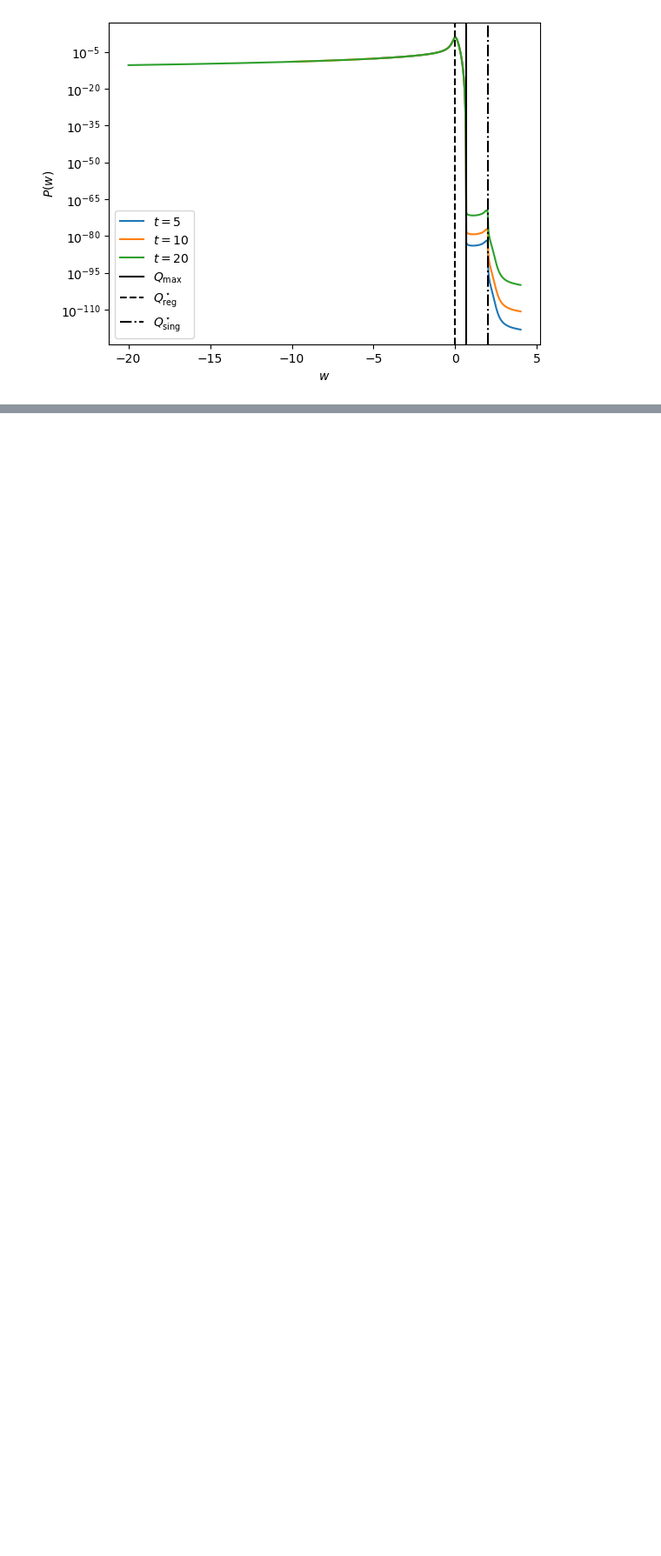
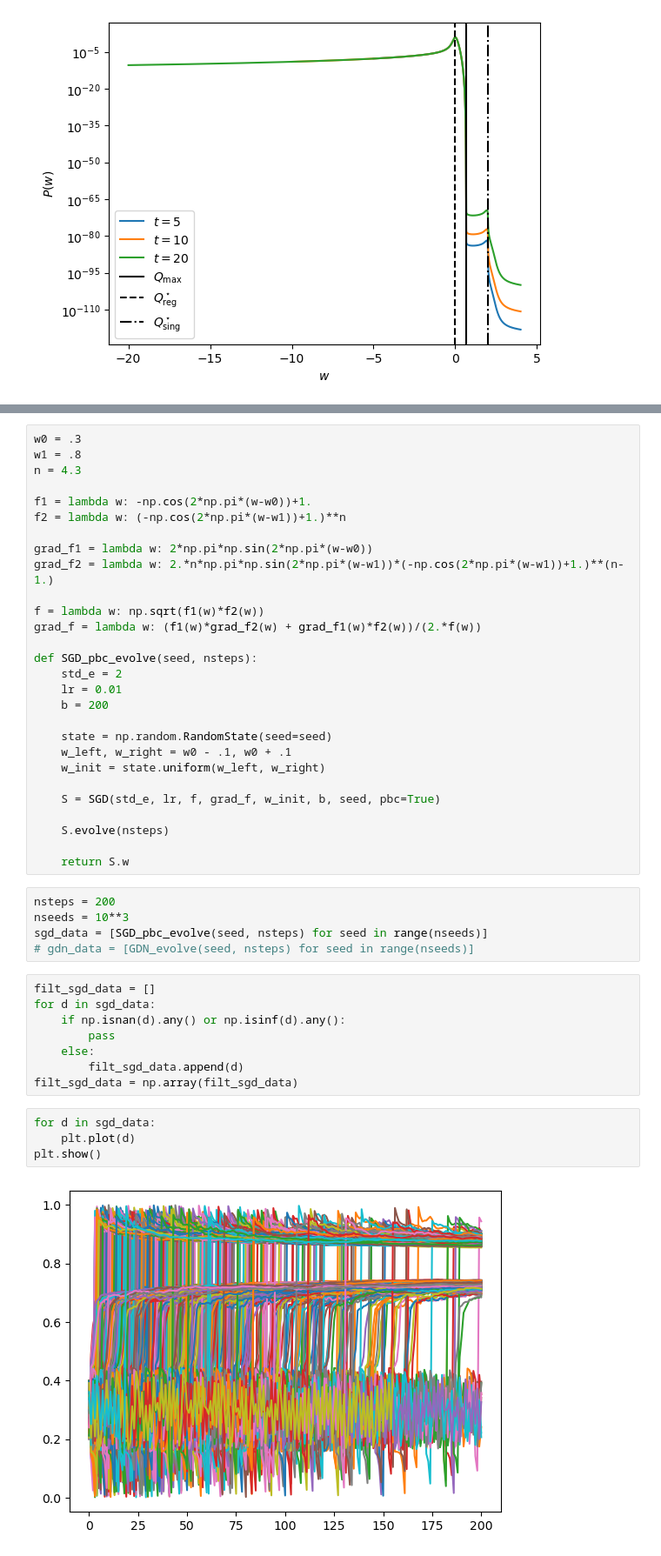
Before and after one commit to gcorlouer/sgd_on_singularities, a Jupyter notebook: experiments/FK_finite_volume.ipynb, the cells around one changed output, grey strips where cells are left out. Shown at 87% size. Cells and saved outputs as stored; diff of their text form; blank space fills up the shorter version.

```diff
--- a/experiments/FK_finite_volume.ipynb
+++ b/experiments/FK_finite_volume.ipynb
@@ -712,0 +763,47 @@ plt.savefig('stationary_distrib.png', bbox_inches='tight', dpi=150)
+# %%
+w0 = .3
+w1 = .8
+n = 4.3
+
+f1 = lambda w: -np.cos(2*np.pi*(w-w0))+1.
+f2 = lambda w: (-np.cos(2*np.pi*(w-w1))+1.)**n
+
+grad_f1 = lambda w: 2*np.pi*np.sin(2*np.pi*(w-w0))
+grad_f2 = lambda w: 2.*n*np.pi*np.sin(2*np.pi*(w-w1))*(-np.cos(2*np.pi*(w-w1))+1.)**(n-1.)
+
+f = lambda w: np.sqrt(f1(w)*f2(w))
+grad_f = lambda w: (f1(w)*grad_f2(w) + grad_f1(w)*f2(w))/(2.*f(w))
+
+def SGD_pbc_evolve(seed, nsteps):
+    std_e = 2
+    lr = 0.01
+    b = 200
+
+    state = np.random.RandomState(seed=seed)
+    w_left, w_right = w0 - .1, w0 + .1
+    w_init = state.uniform(w_left, w_right)
+
+    S = SGD(std_e, lr, f, grad_f, w_init, b, seed, pbc=True)
+
+    S.evolve(nsteps)
+
+    return S.w
+# %%
+nsteps = 200
+nseeds = 10**3
+sgd_data = [SGD_pbc_evolve(seed, nsteps) for seed in range(nseeds)]
+# gdn_data = [GDN_evolve(seed, nsteps) for seed in range(nseeds)]
+# %%
+filt_sgd_data = []
+for d in sgd_data:
+    if np.isnan(d).any() or np.isinf(d).any():
+        pass
+    else:
+        filt_sgd_data.append(d)
+filt_sgd_data = np.array(filt_sgd_data)
+# %%
+for d in sgd_data:
+    plt.plot(d)
+plt.show()
+# %% [output]
+[figure, added]
```
Also changed, not shown: parts of 12 cells of this notebook, 1 other file.
